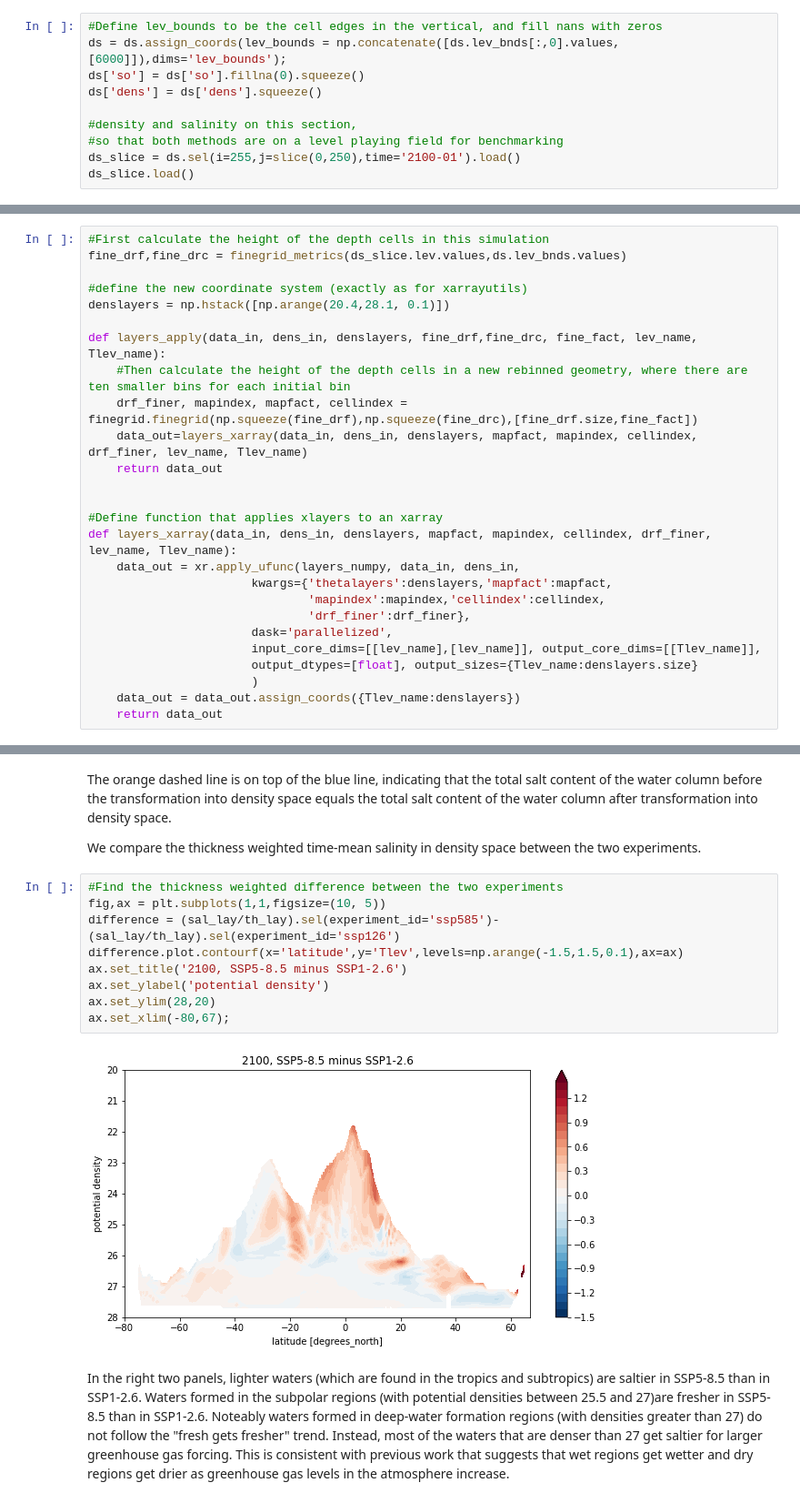
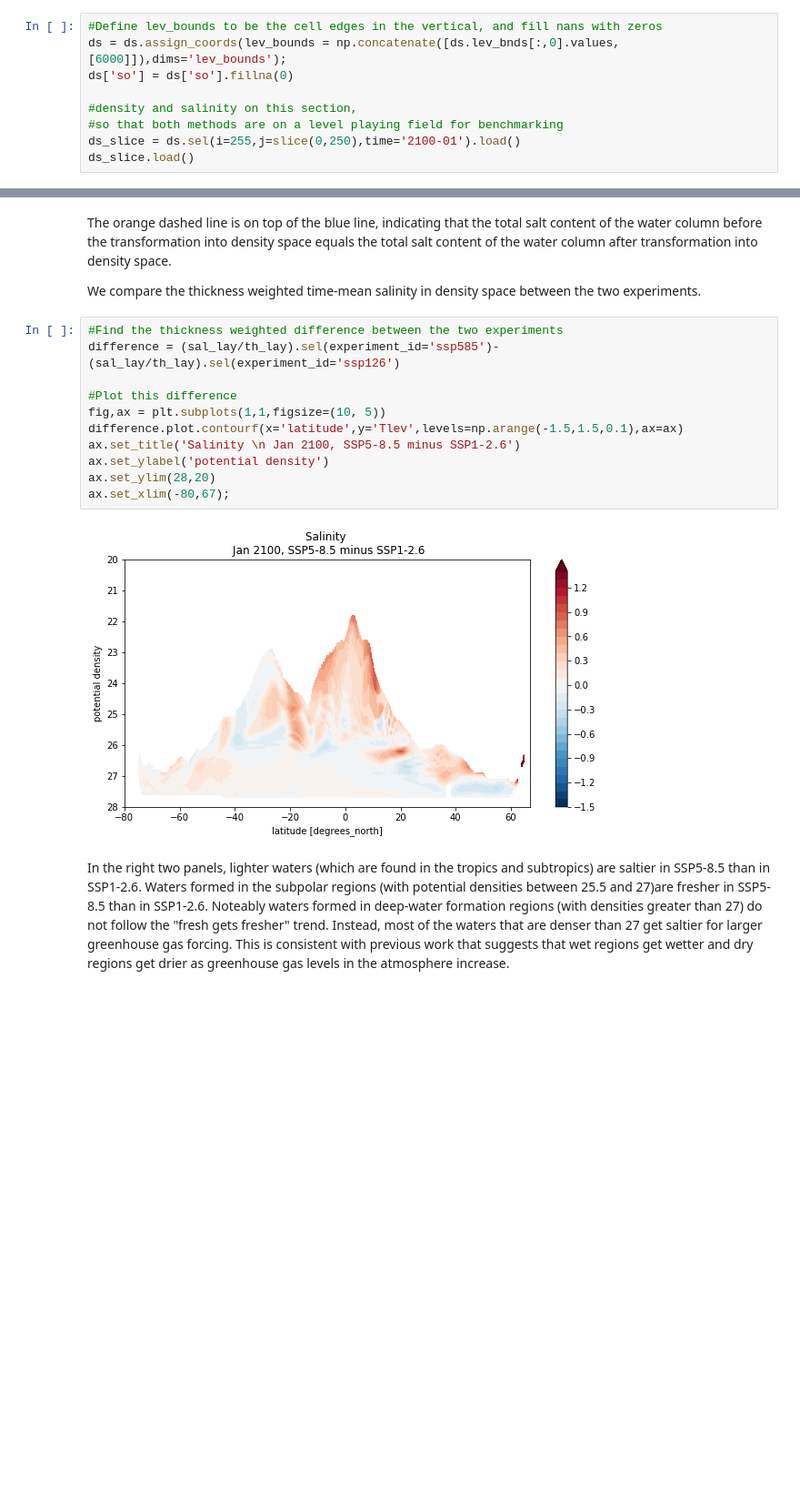
Before and after one commit to cspencerjones/vertical_regridding, a Jupyter notebook: xarrayutils_xlayers.ipynb, the cells around one changed output, grey strips where cells are left out. Shown: that part at 91% size. Drawn from its saved outputs; the diff is of its cells as text; blank space fills up the shorter version.

Commit message:
added xlayers update

```diff
--- a/xarrayutils_xlayers.ipynb
+++ b/xarrayutils_xlayers.ipynb
@@ -150,8 +193,7 @@ These simulations begin in 2015. We choose to compare salinities in three differ
 # %%
 #Define lev_bounds to be the cell edges in the vertical, and fill nans with zeros
 ds = ds.assign_coords(lev_bounds = np.concatenate([ds.lev_bnds[:,0].values,[6000]]),dims='lev_bounds');
-ds['so'] = ds['so'].fillna(0).squeeze()
-ds['dens'] = ds['dens'].squeeze()
+ds['so'] = ds['so'].fillna(0)
 
 #density and salinity on this section,
 #so that both methods are on a level playing field for benchmarking
@@ -314,29 +358,3 @@ xlayers does both regridding and remapping all in one step, but requires an init
 O(\rho_1 \mbox{ to } \rho_2)=\int_{z(\rho_1)}^{z(\rho_2)} I(z) dz \, ,
 \end{equation}
 where $I(z)$ is the input and $O(\rho_1 \mbox{ to } \rho_2)$ is the output in the layer between $\rho_1$ and $\rho_2$.
-# %%
-#First calculate the height of the depth cells in this simulation
-fine_drf,fine_drc = finegrid_metrics(ds_slice.lev.values,ds.lev_bnds.values)
-
-#define the new coordinate system (exactly as for xarrayutils)
-denslayers = np.hstack([np.arange(20.4,28.1, 0.1)])
-
-def layers_apply(data_in, dens_in, denslayers, fine_drf,fine_drc, fine_fact, lev_name, Tlev_name):
-    #Then calculate the height of the depth cells in a new rebinned geometry, where there are ten smaller bins for each initial bin
-    drf_finer, mapindex, mapfact, cellindex = finegrid.finegrid(np.squeeze(fine_drf),np.squeeze(fine_drc),[fine_drf.size,fine_fact])
-    data_out=layers_xarray(data_in, dens_in, denslayers, mapfact, mapindex, cellindex, drf_finer, lev_name, Tlev_name)
-    return data_out
-
-
-#Define function that applies xlayers to an xarray
-def layers_xarray(data_in, dens_in, denslayers, mapfact, mapindex, cellindex, drf_finer, lev_name, Tlev_name):
-    data_out = xr.apply_ufunc(layers_numpy, data_in, dens_in,
-                       kwargs={'thetalayers':denslayers,'mapfact':mapfact,
-                               'mapindex':mapindex,'cellindex':cellindex,
-                               'drf_finer':drf_finer},
-                       dask='parallelized',
-                       input_core_dims=[[lev_name],[lev_name]], output_core_dims=[[Tlev_name]],
-                       output_dtypes=[float], output_sizes={Tlev_name:denslayers.size}
-                       )
-    data_out = data_out.assign_coords({Tlev_name:denslayers})
-    return data_out
@@ -381,15 +410,17 @@ The orange dashed line is on top of the blue line, indicating that the total sal
 We compare the thickness weighted time-mean salinity in density space between the two experiments.
 # %%
 #Find the thickness weighted difference between the two experiments
+difference = (sal_lay/th_lay).sel(experiment_id='ssp585')-(sal_lay/th_lay).sel(experiment_id='ssp126')
+
+#Plot this difference
 fig,ax = plt.subplots(1,1,figsize=(10, 5))
-difference = (sal_lay/th_lay).sel(experiment_id='ssp585')-(sal_lay/th_lay).sel(experiment_id='ssp126')
 difference.plot.contourf(x='latitude',y='Tlev',levels=np.arange(-1.5,1.5,0.1),ax=ax)
-ax.set_title('2100, SSP5-8.5 minus SSP1-2.6')
+ax.set_title('Salinity \n Jan 2100, SSP5-8.5 minus SSP1-2.6')
 ax.set_ylabel('potential density')
 ax.set_ylim(28,20)
 ax.set_xlim(-80,67);
 # %% [output]
-[figure, old version]
+[figure, new version]
 # %% [markdown]
 In the right two panels, lighter waters (which are found in the tropics and subtropics) are saltier in SSP5-8.5 than in SSP1-2.6. Waters formed in the subpolar regions (with potential densities between 25.5 and 27)are fresher in SSP5-8.5 than in SSP1-2.6. Noteably waters formed in deep-water formation regions (with densities greater than 27) do not follow the "fresh gets fresher" trend. Instead, most of the waters that are denser than 27 get saltier for larger greenhouse gas forcing. This is consistent with previous work that suggests that wet regions get wetter and dry regions get drier as greenhouse gas levels in the atmosphere increase.
 # %% [markdown]
```
Also changed, not shown: parts of 32 cells of this notebook, 1 other file.
